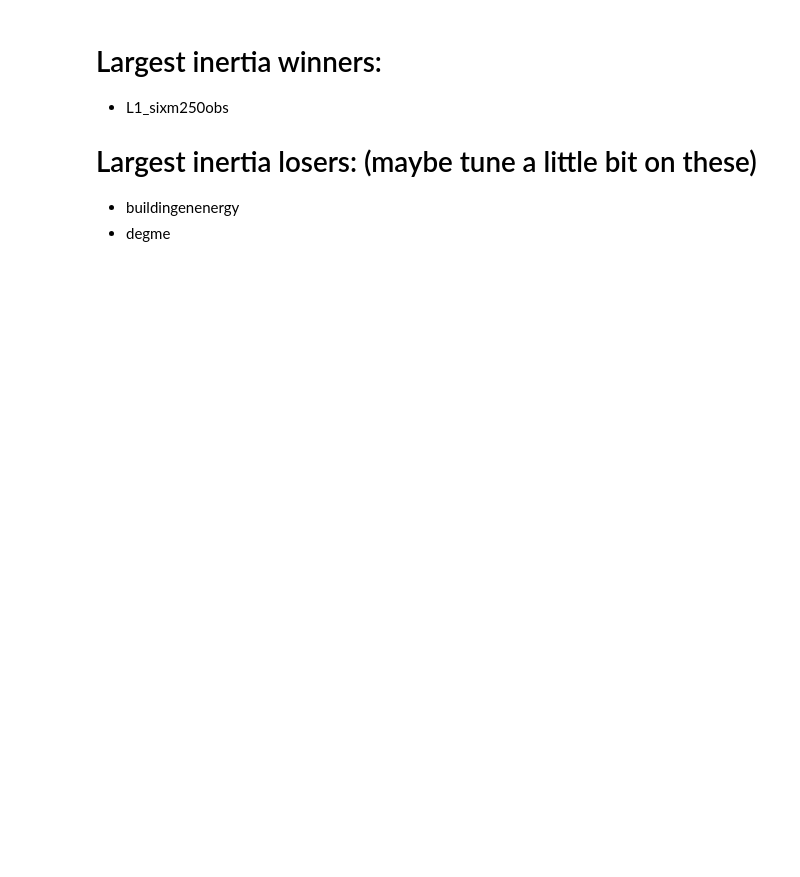
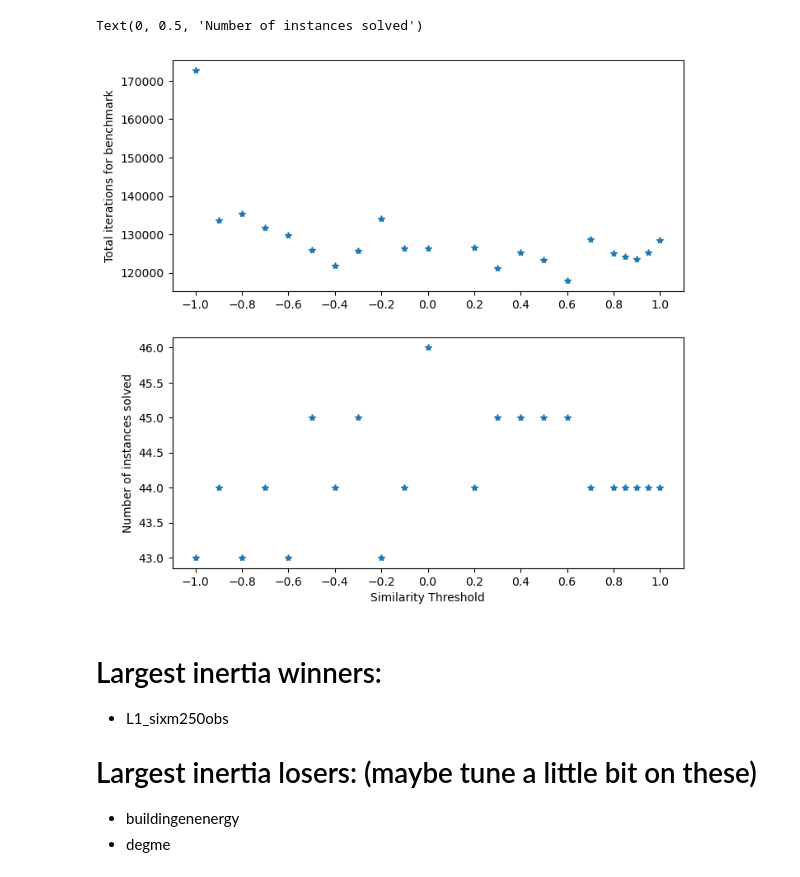
Before and after one commit to TheodorAT/MasterThesisCpp, a Jupyter notebook: scripts/plot_benchmark_results.ipynb, the cells around one changed output. Drawn from its saved outputs; the diff is of its cells as text; code cells hidden in the pictures; blank space fills up the shorter version.

```diff
--- a/scripts/plot_benchmark_results.ipynb
+++ b/scripts/plot_benchmark_results.ipynb
@@ -4,9 +5,17 @@ import csv
 from matplotlib import pyplot as plt
+# %%
+def is_number(s):
+    """ Returns True if string is a number. """
+    try:
+        float(s)
+        return True
+    except ValueError:
+        return False
 # %%
 # Search for the baseline:
 rootdir = "../benchmarking_results/baseline"
 selected_accuracy = "1.0e-4"
-selected_benchmark = "fast_lp_benchmark"
+selected_benchmark = "fast_mip_relaxations"
 result_summary_files = []
 for subdir, dirs, files in os.walk(rootdir):
     for file in files:
@@ -19,7 +28,7 @@ for subdir, dirs, files in os.walk(rootdir):
 rootdir = "../benchmarking_results/csv_results"
 for subdir, dirs, files in os.walk(rootdir):
     for file in files:
-        if file.endswith(".csv") and selected_benchmark in file and selected_accuracy in file:
+        if file.endswith(".csv") and selected_benchmark in file and selected_accuracy in file and "threshold=" in file:
             result_summary_files.append(os.path.join(subdir, file))
             print(file)
     break # <-- This ensures that we only search in a depth of one.
@@ -170,3 +129,18 @@ lp_benchmark_pdlp_1e-4
+# %%
+plt.figure(figsize=(8, 8))
+plt.subplot(2, 1, 1)
+plt.plot(similarity_threshold_list, total_iterations_list, "*")
+plt.ylabel("Total iterations for benchmark")
+plt.xticks(np.arange(-1,1.1,0.2))
+
+plt.subplot(2, 1, 2)
+plt.plot(similarity_threshold_list, solved_instances_list, "*")
+plt.xlabel("Similarity Threshold")
+plt.xticks(np.arange(-1,1.1,0.2))
+plt.ylabel("Number of instances solved")
+# %% [output]
+Text(0, 0.5, 'Number of instances solved')
+[figure, added]
 # %% [markdown]
 # Largest inertia winners:
 - L1_sixm250obs
```
Also changed, not shown: parts of 4 cells of this notebook, 38 other files.
